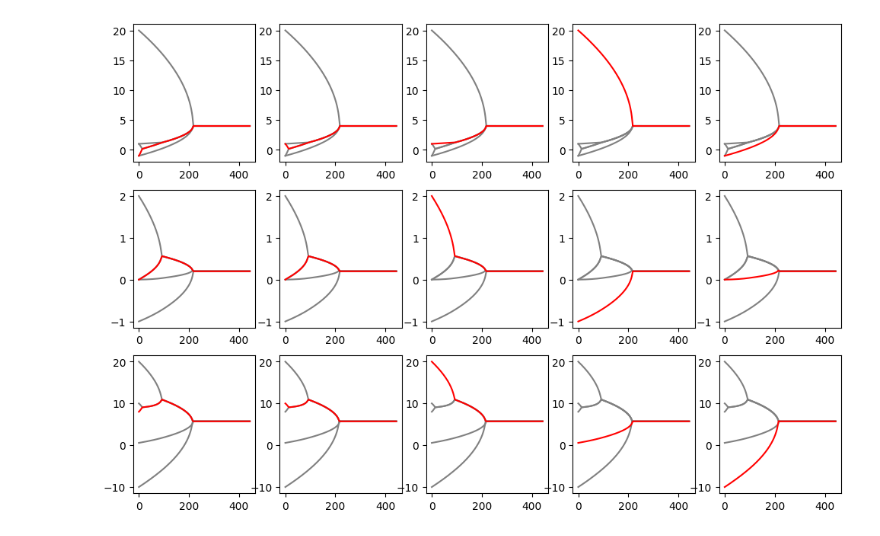
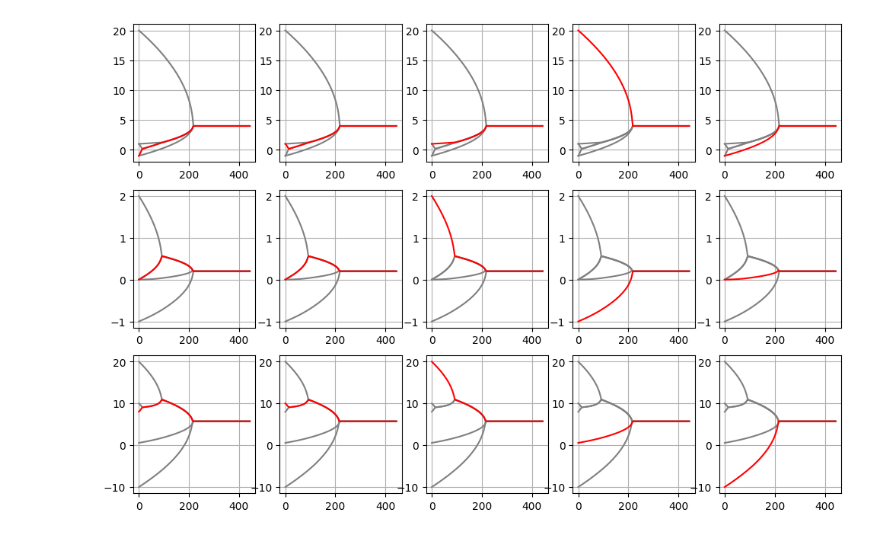
Before and after one commit to Rodnik05/MultidimentionalOpinionDynamics, a Jupyter notebook: Illustrations.ipynb, the cells around one changed output. Drawn from its saved outputs; the diff is of its cells as text; code cells hidden in the pictures.

Commit message:
added grid

```diff
--- a/Illustrations.ipynb
+++ b/Illustrations.ipynb
@@ -8,32 +8,33 @@ import MultidimentionalOpinionDynamics
 AgentsOpinions = np.matrix([[-1, 0, 8],
                         [1, 0, 10],
                         [1, 2, 20],
                         [20, -1, 0.56],
                         [-1, 0, -10]], dtype=np.float64)
 
 GramMatrix = np.matrix([[1, 0, 0],
                         [0, 1, 0],
                         [0, 0, 1]], dtype=np.float64)
 
 AgentsCount, OpinionsCount = AgentsOpinions.shape
 
 dinamics = MultidimentionalOpinionDynamics.Dynamics(AgentsOpinions, GramMatrix, 2000, 200)
 dinamics.LogResults()
 
 
 
 plt.figure(figsize=(12,8))
-
 for opinion_id in range(OpinionsCount):
     df = pd.read_csv("Opinions/Opinions" + str(opinion_id) + ".txt")
     for agent_id in range(AgentsCount):
         plt.subplot(OpinionsCount, AgentsCount, (opinion_id * AgentsCount + agent_id) + 1)
         for it in range(AgentsCount):
             if (it != agent_id):
                 plt.plot(df["iteration"], df[str(it)], color='grey')
+                plt.grid(True)
         plt.plot(df["iteration"], df[str(agent_id)], color='red')
+        plt.grid(True)
 
 
 plt.show()
 # %% [output]
-[figure, old version]
+[figure, new version]
```
